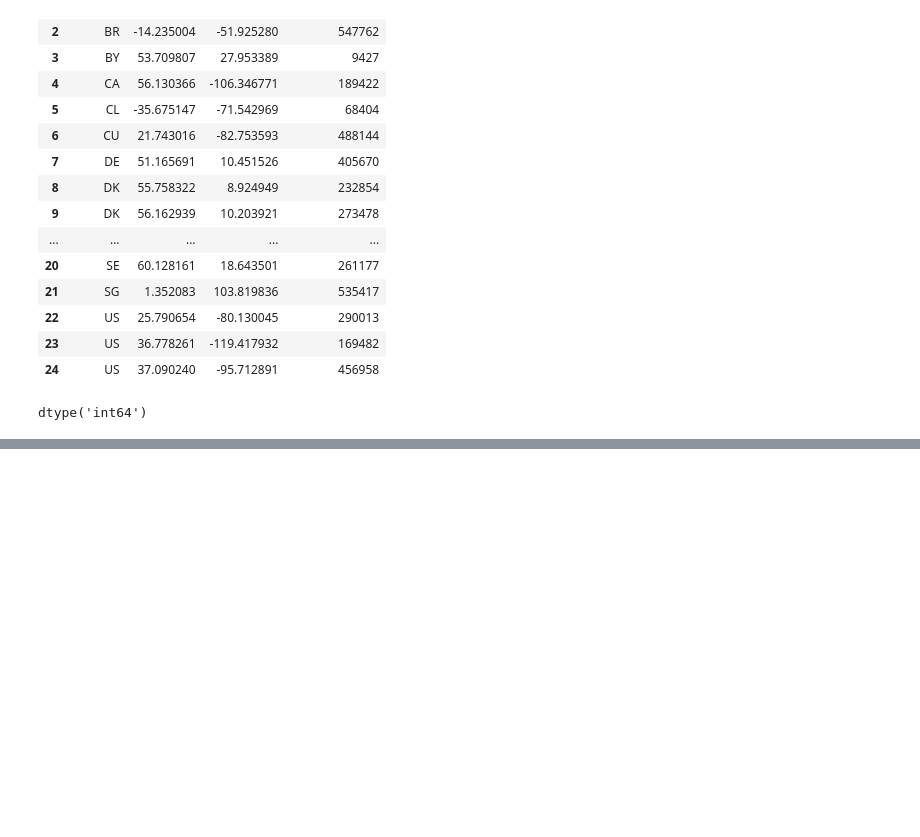
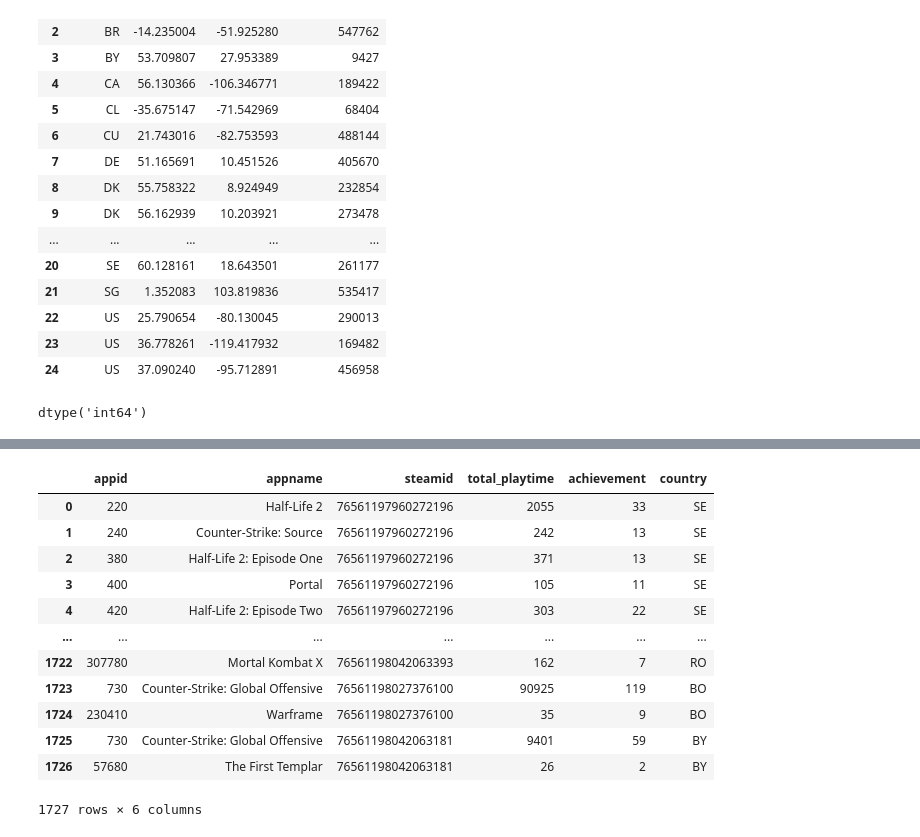
Before and after one commit to tanay-gangey/Full-Steam-Ahead, a Jupyter notebook: notebook/Process Steam Data Player Achievement.ipynb, the cells around one changed output, grey strips where cells are left out. Cells and saved outputs as stored; diff of their text form; code cells hidden in the pictures; blank space fills up the shorter version.

```diff
--- a/notebook/Process Steam Data Player Achievement.ipynb
+++ b/notebook/Process Steam Data Player Achievement.ipynb
@@ -280,0 +302,18 @@ dtype('int64')
+# %%
+top_country_achievement = playtime_vs_achievement.merge(loc_df, on="steamid").dropna()[["appid", "appname", "steamid", "total_playtime", "achievement", "country"]]
+# %%
+top_country_achievement
+# %% [output]
+|  | appid | appname | steamid | total_playtime | achievement | country |
+| 0 | 220 | Half-Life 2 | 76561197960272196 | 2055 | 33 | SE |
+| 1 | 240 | Counter-Strike: Source | 76561197960272196 | 242 | 13 | SE |
+| 2 | 380 | Half-Life 2: Episode One | 76561197960272196 | 371 | 13 | SE |
+| 3 | 400 | Portal | 76561197960272196 | 105 | 11 | SE |
+| 4 | 420 | Half-Life 2: Episode Two | 76561197960272196 | 303 | 22 | SE |
+| ... | ... | ... | ... | ... | ... | ... |
+| 1722 | 307780 | Mortal Kombat X | 76561198042063393 | 162 | 7 | RO |
+| 1723 | 730 | Counter-Strike: Global Offensive | 76561198027376100 | 90925 | 119 | BO |
+| 1724 | 230410 | Warframe | 76561198027376100 | 35 | 9 | BO |
+| 1725 | 730 | Counter-Strike: Global Offensive | 76561198042063181 | 9401 | 59 | BY |
+| 1726 | 57680 | The First Templar | 76561198042063181 | 26 | 2 | BY |
+1727 rows × 6 columns
```
Also changed, not shown: parts of 6 cells of this notebook, 1 other file.
